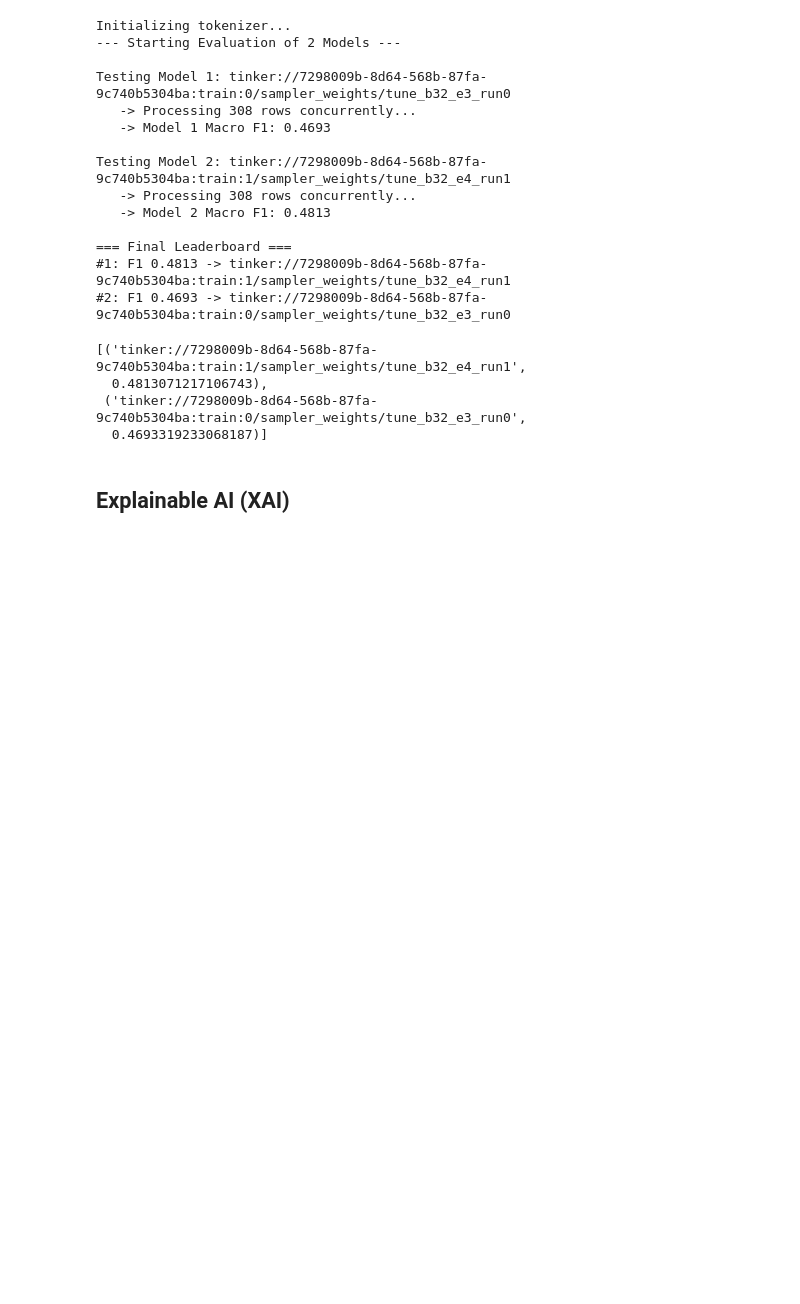
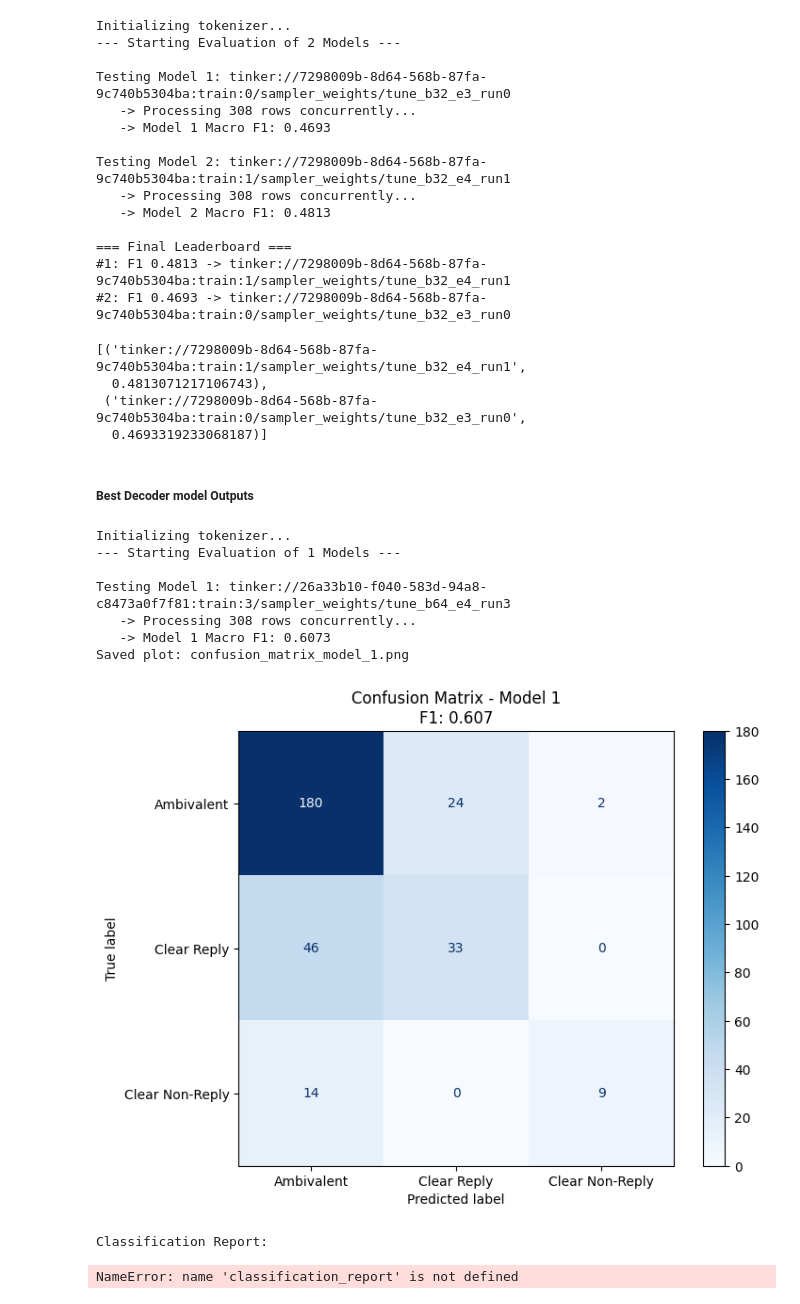
Before and after one commit to Akseldindisyan/CS445_CLARITY_Unmasking-Political-Question-Evasions, a Jupyter notebook: CS445.ipynb, the cells around one changed output. Drawn from its saved outputs; the diff is of its cells as text; code cells hidden in the pictures; blank space fills up the shorter version.

Commit message:
Final decoder outputs

```diff
--- a/CS445.ipynb
+++ b/CS445.ipynb
@@ -3992,5 +3994,5 @@ Testing Model 2: tinker://7298009b-8d64-568b-87fa-9c740b5304ba:train:1/sampler_w
   0.4813071217106743),
  ('tinker://7298009b-8d64-568b-87fa-9c740b5304ba:train:0/sampler_weights/tune_b32_e3_run0',
   0.4693319233068187)]
-# %% [markdown]
-## Explainable AI (XAI)
+# %% [markdown]
+##### Best Decoder model Outputs
@@ -3996,0 +4093,14 @@ Testing Model 2: tinker://7298009b-8d64-568b-87fa-9c740b5304ba:train:1/sampler_w
+# %%
+model_paths = ["tinker://26a33b10-f040-583d-94a8-c8473a0f7f81:train:3/sampler_weights/tune_b64_e4_run3"]
+await evaluate_models_via_graphs("meta-llama/Llama-3.1-8B-Instruct", model_paths, df_test)
+# %% [output]
+Initializing tokenizer...
+--- Starting Evaluation of 1 Models ---
+
+Testing Model 1: tinker://26a33b10-f040-583d-94a8-c8473a0f7f81:train:3/sampler_weights/tune_b64_e4_run3
+   -> Processing 308 rows concurrently...
+   -> Model 1 Macro F1: 0.6073
+Saved plot: confusion_matrix_model_1.png
+[figure, added]
+Classification Report:
+NameError: name 'classification_report' is not defined
```
Also changed, not shown: parts of 10 cells of this notebook, 1 other file.
